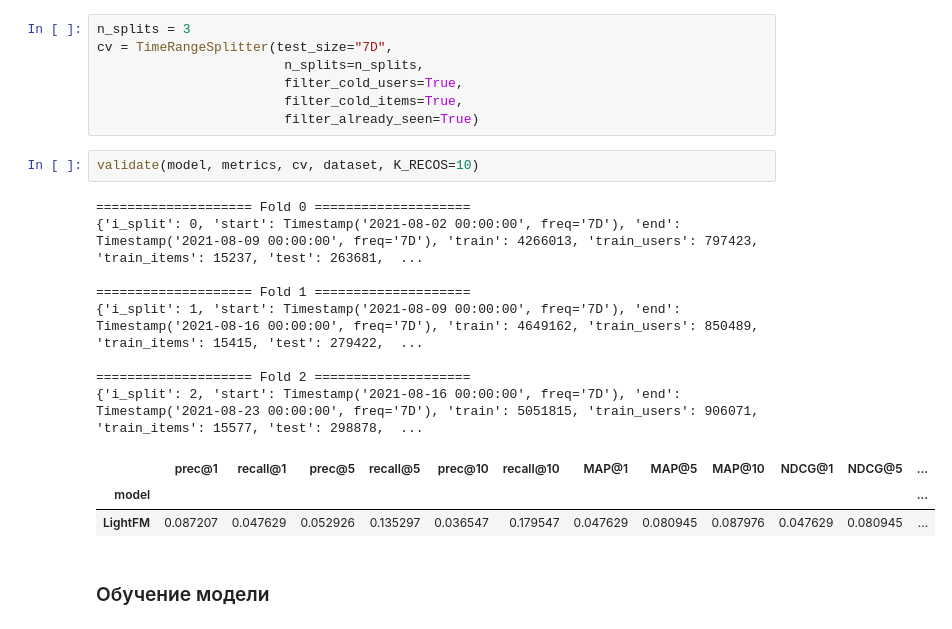
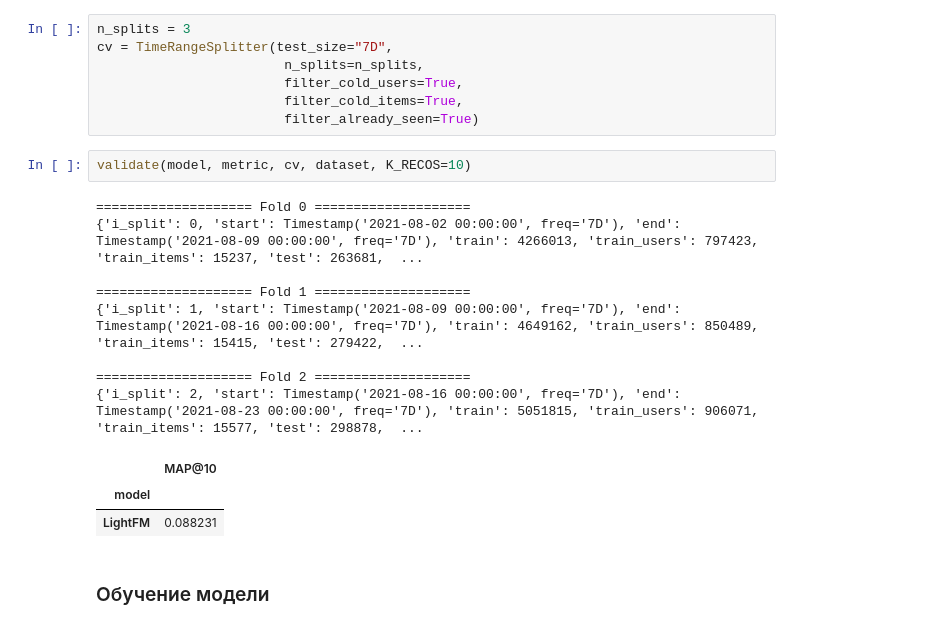
Before and after one commit to Shchetinnikov/RecoService, a Jupyter notebook: notebooks/hw_4/MF_FM_ANN.ipynb, the cells around one changed output. Drawn from its saved outputs; the diff is of its cells as text.

```diff
--- a/notebooks/hw_4/MF_FM_ANN.ipynb
+++ b/notebooks/hw_4/MF_FM_ANN.ipynb
@@ -552,19 +551,19 @@ cv = TimeRangeSplitter(test_size="7D",
                         filter_cold_items=True,
                         filter_already_seen=True)
 # %%
-validate(model, metrics, cv, dataset, K_RECOS=10)
+validate(model, metric, cv, dataset, K_RECOS=10)
 # %% [output]
 ==================== Fold 0 ====================
 {'i_split': 0, 'start': Timestamp('2021-08-02 00:00:00', freq='7D'), 'end': Timestamp('2021-08-09 00:00:00', freq='7D'), 'train': 4266013, 'train_users': 797423, 'train_items': 15237, 'test': 263681,  ...
 
 ==================== Fold 1 ====================
 {'i_split': 1, 'start': Timestamp('2021-08-09 00:00:00', freq='7D'), 'end': Timestamp('2021-08-16 00:00:00', freq='7D'), 'train': 4649162, 'train_users': 850489, 'train_items': 15415, 'test': 279422,  ...
 
 ==================== Fold 2 ====================
 {'i_split': 2, 'start': Timestamp('2021-08-16 00:00:00', freq='7D'), 'end': Timestamp('2021-08-23 00:00:00', freq='7D'), 'train': 5051815, 'train_users': 906071, 'train_items': 15577, 'test': 298878,  ...
-|  | prec@1 | recall@1 | prec@5 | recall@5 | prec@10 | recall@10 | MAP@1 | MAP@5 | MAP@10 | NDCG@1 | NDCG@5 | ... |
-| model |  |  |  |  |  |  |  |  |  |  |  | ... |
-| LightFM | 0.087207 | 0.047629 | 0.052926 | 0.135297 | 0.036547 | 0.179547 | 0.047629 | 0.080945 | 0.087976 | 0.047629 | 0.080945 | ... |
+|  | MAP@10 |
+| model |  |
+| LightFM | 0.088231 |
 # %% [markdown]
 ### Обучение модели
 # %%
```
Also changed, not shown: parts of 5 cells of this notebook.
